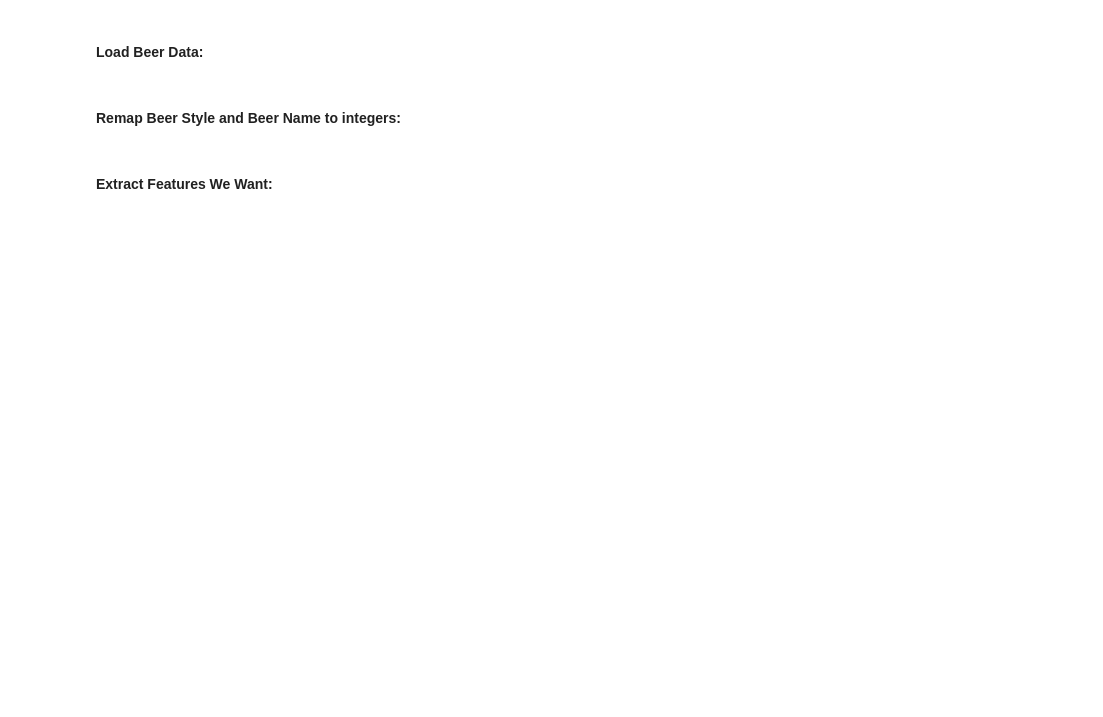
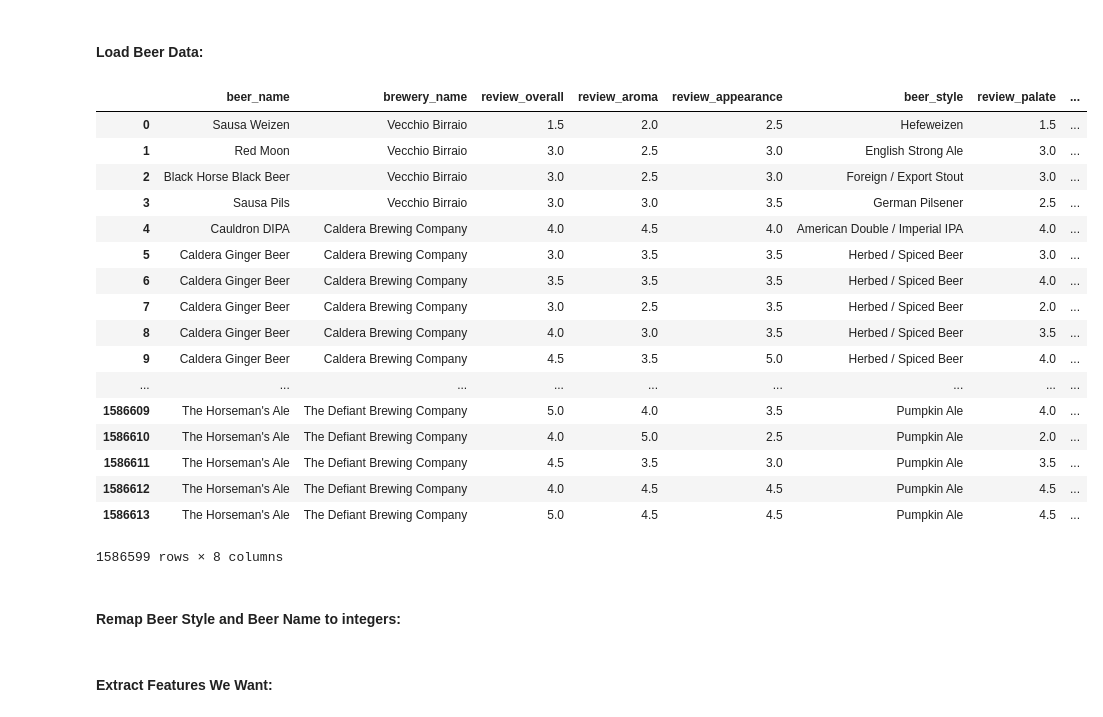
Before and after one commit to ad1m/BeerMe, a Jupyter notebook: BeerMe.ipynb, the cells around one changed output. Drawn from its saved outputs; the diff is of its cells as text; code cells hidden in the pictures; blank space fills up the shorter version.

```diff
--- a/BeerMe.ipynb
+++ b/BeerMe.ipynb
@@ -3,6 +3,28 @@
 # %%
 import pandas as pd
 df = pd.read_csv('https://query.data.world/s/cqa9clje3ye4un611s1nw5fo3')
+# %%
+df = df[['beer_name','brewery_name','review_overall','review_aroma','review_appearance','beer_style','review_palate','review_taste']]
+df.dropna(axis=0)
+# %% [output]
+|  | beer_name | brewery_name | review_overall | review_aroma | review_appearance | beer_style | review_palate | ... |
+| 0 | Sausa Weizen | Vecchio Birraio | 1.5 | 2.0 | 2.5 | Hefeweizen | 1.5 | ... |
+| 1 | Red Moon | Vecchio Birraio | 3.0 | 2.5 | 3.0 | English Strong Ale | 3.0 | ... |
+| 2 | Black Horse Black Beer | Vecchio Birraio | 3.0 | 2.5 | 3.0 | Foreign / Export Stout | 3.0 | ... |
+| 3 | Sausa Pils | Vecchio Birraio | 3.0 | 3.0 | 3.5 | German Pilsener | 2.5 | ... |
+| 4 | Cauldron DIPA | Caldera Brewing Company | 4.0 | 4.5 | 4.0 | American Double / Imperial IPA | 4.0 | ... |
+| 5 | Caldera Ginger Beer | Caldera Brewing Company | 3.0 | 3.5 | 3.5 | Herbed / Spiced Beer | 3.0 | ... |
+| 6 | Caldera Ginger Beer | Caldera Brewing Company | 3.5 | 3.5 | 3.5 | Herbed / Spiced Beer | 4.0 | ... |
+| 7 | Caldera Ginger Beer | Caldera Brewing Company | 3.0 | 2.5 | 3.5 | Herbed / Spiced Beer | 2.0 | ... |
+| 8 | Caldera Ginger Beer | Caldera Brewing Company | 4.0 | 3.0 | 3.5 | Herbed / Spiced Beer | 3.5 | ... |
+| 9 | Caldera Ginger Beer | Caldera Brewing Company | 4.5 | 3.5 | 5.0 | Herbed / Spiced Beer | 4.0 | ... |
+| ... | ... | ... | ... | ... | ... | ... | ... | ... |
+| 1586609 | The Horseman's Ale | The Defiant Brewing Company | 5.0 | 4.0 | 3.5 | Pumpkin Ale | 4.0 | ... |
+| 1586610 | The Horseman's Ale | The Defiant Brewing Company | 4.0 | 5.0 | 2.5 | Pumpkin Ale | 2.0 | ... |
+| 1586611 | The Horseman's Ale | The Defiant Brewing Company | 4.5 | 3.5 | 3.0 | Pumpkin Ale | 3.5 | ... |
+| 1586612 | The Horseman's Ale | The Defiant Brewing Company | 4.0 | 4.5 | 4.5 | Pumpkin Ale | 4.5 | ... |
+| 1586613 | The Horseman's Ale | The Defiant Brewing Company | 5.0 | 4.5 | 4.5 | Pumpkin Ale | 4.5 | ... |
+1586599 rows × 8 columns
 # %% [markdown]
 <h4>Remap Beer Style and Beer Name to integers:</h4>
 # %%
```
Also changed, not shown: parts of 9 cells of this notebook, 1 other file.
